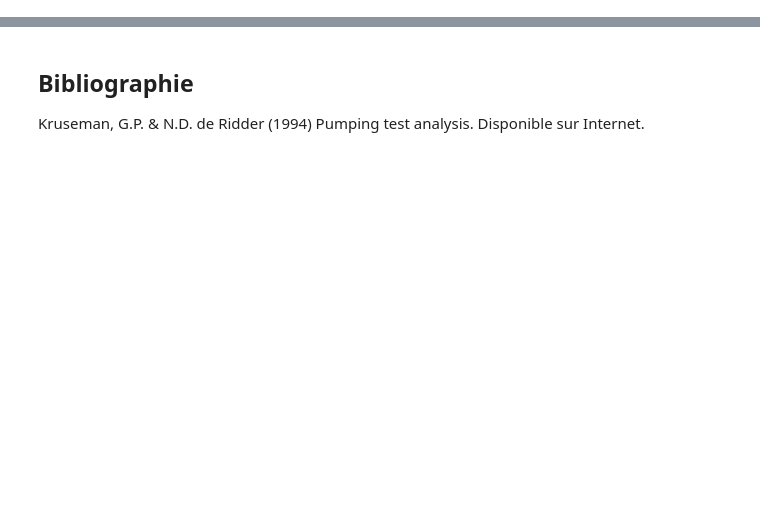
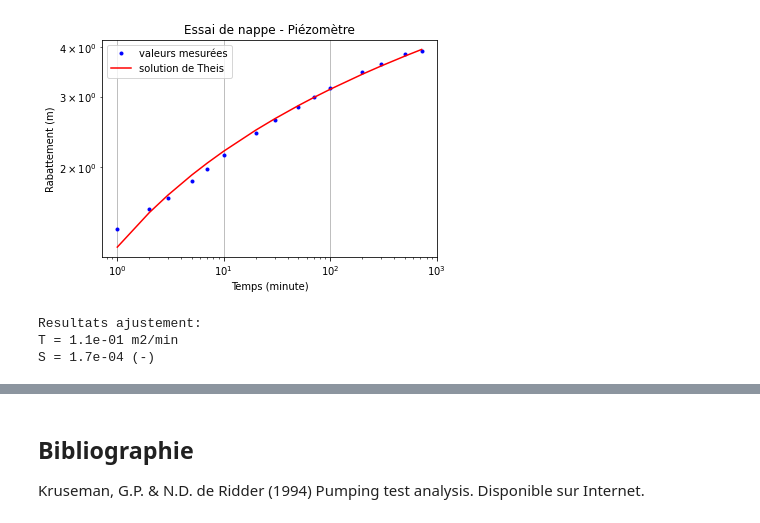
Before and after one commit to larroque852/NB_ENS2_theis_jacob, a Jupyter notebook: ENS2_Nappe_Theis.ipynb, the cells around one changed output, grey strips where cells are left out. Drawn from its saved outputs; the diff is of its cells as text; code cells hidden in the pictures; blank space fills up the shorter version.

```diff
--- a/ENS2_Nappe_Theis.ipynb
+++ b/ENS2_Nappe_Theis.ipynb
@@ -210,3 +247,49 @@ S  = 2.0e-04 [-]
+# %%
+from scipy.optimize import curve_fit
+
+#conditions de l'essai
+
+Q = 0.547 # débit (m3/min )
+r = 8.2 # distance piézomètre/puits (m)
+
+# définition du modèle de Theis
+def theis(t, T, S):
+    sT = Q / (4 * np.pi * T) * exp1(( r ** 2 * S)/(4 * T * t))
+    return sT
+
+#Ajustement du modèle de Theis
+
+#valeurs initiales des paramètres (nécessaire pour initier l'ajustement)
+#T = 100 #m2/min
+#S = 0.01#(--)
+
+best_vals, covar= curve_fit(theis, t, s)
+sT2 = theis(t,best_vals[0],best_vals[1])
+# parametrage figure
+plt.title('Essai de nappe - Piézomètre')
+plt.xlabel('Temps (minute)')
+plt.ylabel('Rabattement (m)')
+plt.xscale('log')
+plt.yscale('log')
+plt.grid()
+plt.plot(t, s, '.', color = 'blue', label='valeurs mesurées') #
+plt.plot(t,theis(t,best_vals[0],best_vals[1]), color ='red',label='solution de Theis' )
+plt.legend()
+plt.show()
+
+Tok = best_vals[0]
+Sok = best_vals[1]
+print('Resultats ajustement:')
+print('T = {:.1e} m2/min'.format(Tok))
+print('S = {:.1e} (-)'.format(Sok))
+
+
+#print('R^2: ', r2_score(s,sT2))
+# %% [output]
+[figure, added]
+Resultats ajustement:
+T = 1.1e-01 m2/min
+S = 1.7e-04 (-)
 # %% [markdown]
 ## Application 2: test de ‘Oude Korendijk, south of Rotterdam, The Netherlands' (In *Kruseman & de Ridder*)
 La description du test est tirée de Kruseman & de Ridder pp. 56:
```
Also changed, not shown: parts of 21 cells of this notebook.
